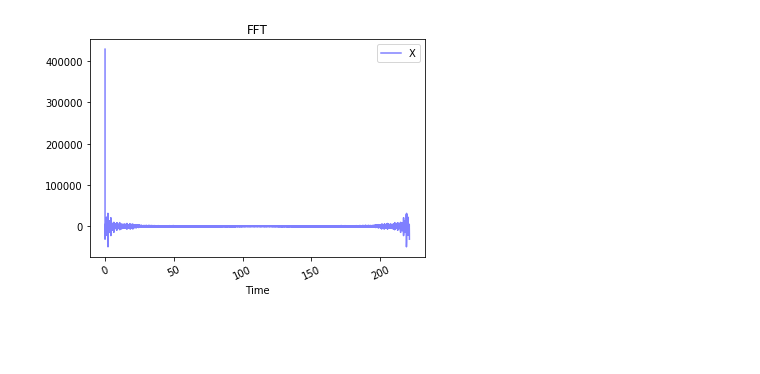
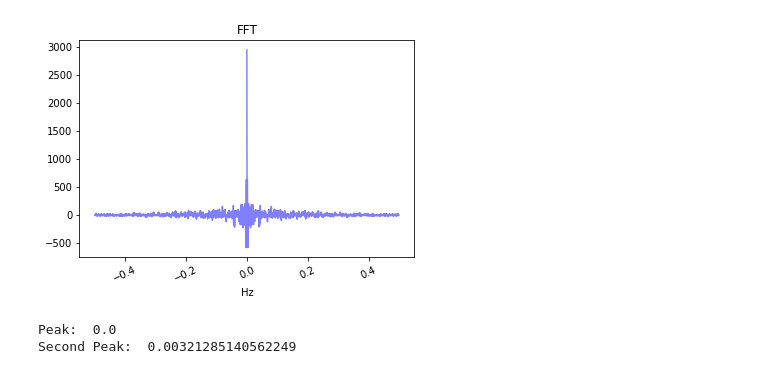
Before and after one commit to steph-wong-15/Step-Analysis, a Jupyter notebook: analysis.ipynb, the cells around one changed output. Cells and saved outputs as stored; diff of their text form; code cells hidden in the pictures; blank space fills up the shorter version.

```diff
--- a/analysis.ipynb
+++ b/analysis.ipynb
@@ -26,3 +21,18 @@ data
+# %%
+# remove when person was not walking
+
+# participant 1
+data_1 = data_l.rename(columns={'aT (m/s^2)': 'atotal', 'ax (m/s^2)': 'ax', 'ay (m/s^2)': 'ay', 'az (m/s^2)': 'az'})
+data_1 = data_l.iloc[2000:5960]
+# participant 2
+data_2 = data_s.iloc[610:3075]
+# participant 3
+data_3 = data_s.iloc[1220:3330]
+# participant 4
+
+# participant 5
+
+data = data_3
 # %%
 # plot the vector of the total acceleration against time
 f =  plt.figure()
@@ -73,15 +83,37 @@ plt.show()
 # %%
 # fourier transform
-fft_a = fft(data['aT (m/s^2)'])
+yf = fft(data['atotal'])
+xf = fftfreq(data['time'].shape[0])
+
 f2 =  plt.figure()
 plt.xticks(rotation=25)
-plt.plot(data['time'], fft_a,'b', alpha=0.5, label="X")
-plt.xlabel('Time')
-#plt.axis([-1, 2, -5, 35])
+plt.plot(xf, yf,'b', alpha=0.5)
+plt.xlabel('Hz')
 plt.ylabel('')
 plt.title('FFT')
-plt.legend()
+#plt.legend()
 plt.show()
+
 #f2.savefig("figure1.png")
 # %% [output]
-[figure, old version]
+[figure, new version]
+# %%
+# find the peak frequency
+# referenced: https://stackoverflow.com/questions/37049887/print-highest-peak-value-of-the-frequency-domain-plot
+yf_mag = np.abs(yf) # find magnitude
+max_y = np.max(yf_mag) # find max peak
+loc_y = np.argmax(yf_mag) # find its location
+freq_y = xf[loc_y] # get the actual frequency value
+print('Peak: ', freq_y)
+
+# peak frequency is 0 so try removing it and finding next highest peak
+yf_no_max_peak = np.delete(yf, np.where(yf == max_y))
+xf_no_max_peak = np.delete(xf, [loc_y])
+yf_mag_2 = np.abs(yf_no_max_peak) # find magnitude
+max_y_2 = np.max(yf_mag_2) # find max peak
+loc_y_2 = np.argmax(yf_mag_2) # find its location
+freq_y_2 = xf_no_max_peak[loc_y_2] # get the actual frequency value
+print('Second Peak: ', freq_y_2)
+# %% [output]
+Peak:  0.0
+Second Peak:  0.00321285140562249
```
Also changed, not shown: parts of 10 cells of this notebook, 3 other files.
